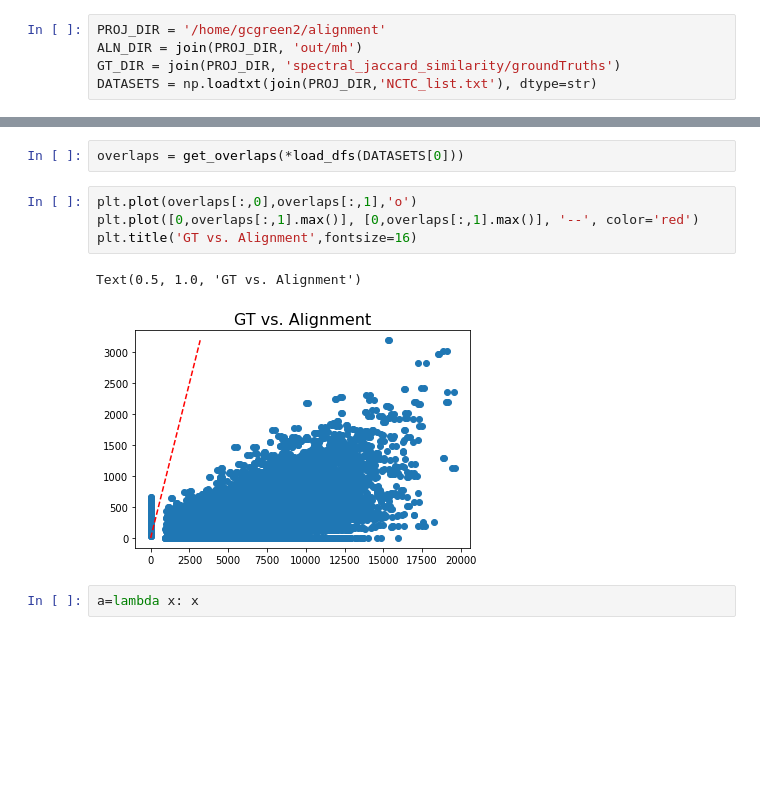
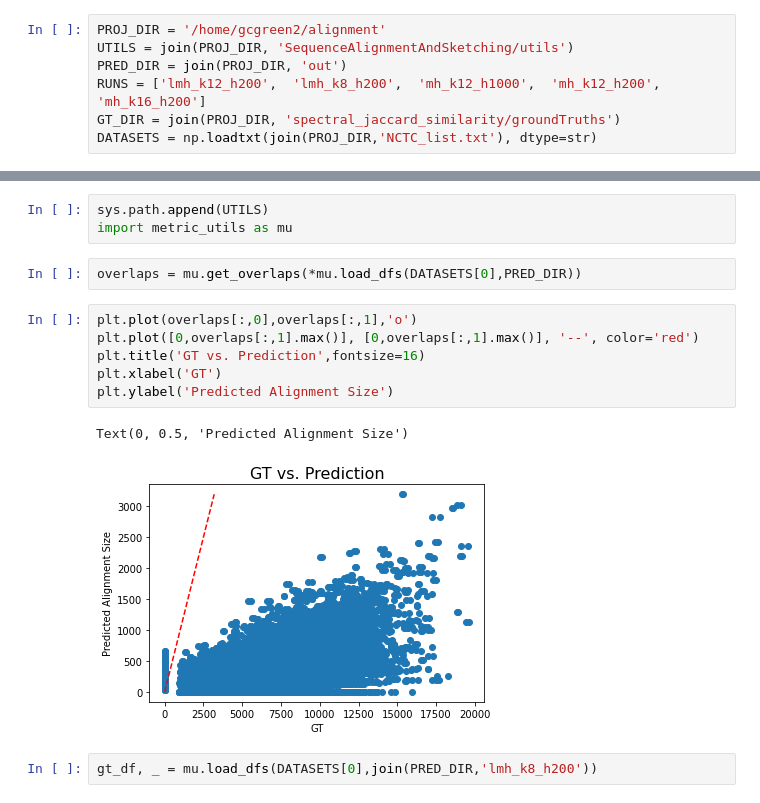
Before and after one commit to Adityanarayan96/SequenceAlignmentAndSketching, a Jupyter notebook: aln_metrics.ipynb, the cells around one changed output, grey strips where cells are left out. Saved outputs shown, nothing was run; the diff lists cells and outputs as text; blank space fills up the shorter version.

```diff
--- a/aln_metrics.ipynb
+++ b/aln_metrics.ipynb
@@ -9,5 +15,7 @@ import matplotlib.pyplot as plt
 # %%
 PROJ_DIR = '/home/gcgreen2/alignment'
-ALN_DIR = join(PROJ_DIR, 'out/mh')
+UTILS = join(PROJ_DIR, 'SequenceAlignmentAndSketching/utils')
+PRED_DIR = join(PROJ_DIR, 'out')
+RUNS = ['lmh_k12_h200',  'lmh_k8_h200',  'mh_k12_h1000',  'mh_k12_h200',  'mh_k16_h200']
 GT_DIR = join(PROJ_DIR, 'spectral_jaccard_similarity/groundTruths')
 DATASETS = np.loadtxt(join(PROJ_DIR,'NCTC_list.txt'), dtype=str)
@@ -38,11 +30,16 @@ def get_overlaps(gt_df, aln_df):
+# %%
+sys.path.append(UTILS)
+import metric_utils as mu
 # %%
-overlaps = get_overlaps(*load_dfs(DATASETS[0]))
+overlaps = mu.get_overlaps(*mu.load_dfs(DATASETS[0],PRED_DIR))
 # %%
 plt.plot(overlaps[:,0],overlaps[:,1],'o')
 plt.plot([0,overlaps[:,1].max()], [0,overlaps[:,1].max()], '--', color='red')
-plt.title('GT vs. Alignment',fontsize=16)
+plt.title('GT vs. Prediction',fontsize=16)
+plt.xlabel('GT')
+plt.ylabel('Predicted Alignment Size')
 # %% [output]
-Text(0.5, 1.0, 'GT vs. Alignment')
+Text(0, 0.5, 'Predicted Alignment Size')
-[figure, old version]
+[figure, new version]
-# %%
-a=lambda x: x
+# %%
+gt_df, _ = mu.load_dfs(DATASETS[0],join(PRED_DIR,'lmh_k8_h200'))
```
Also changed, not shown: parts of 14 cells of this notebook, 16 other files.
